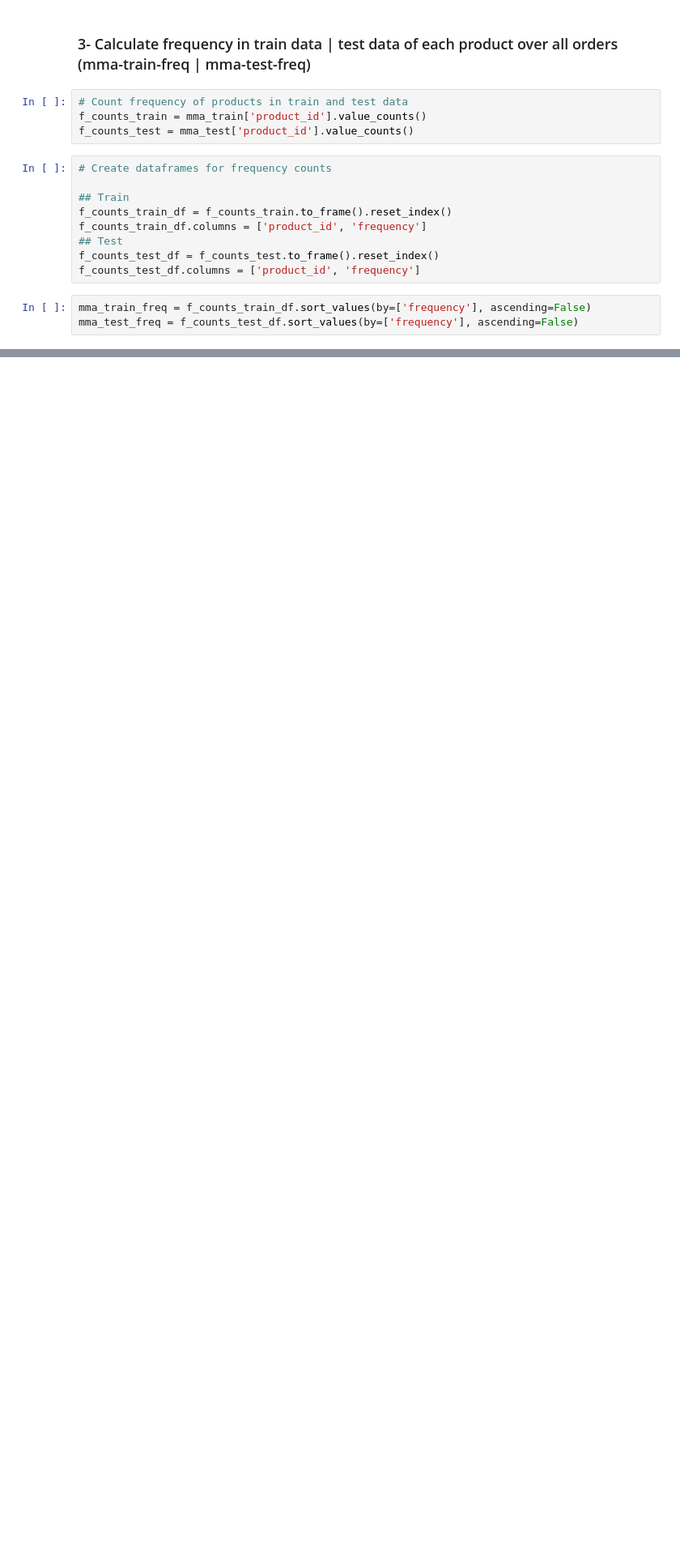
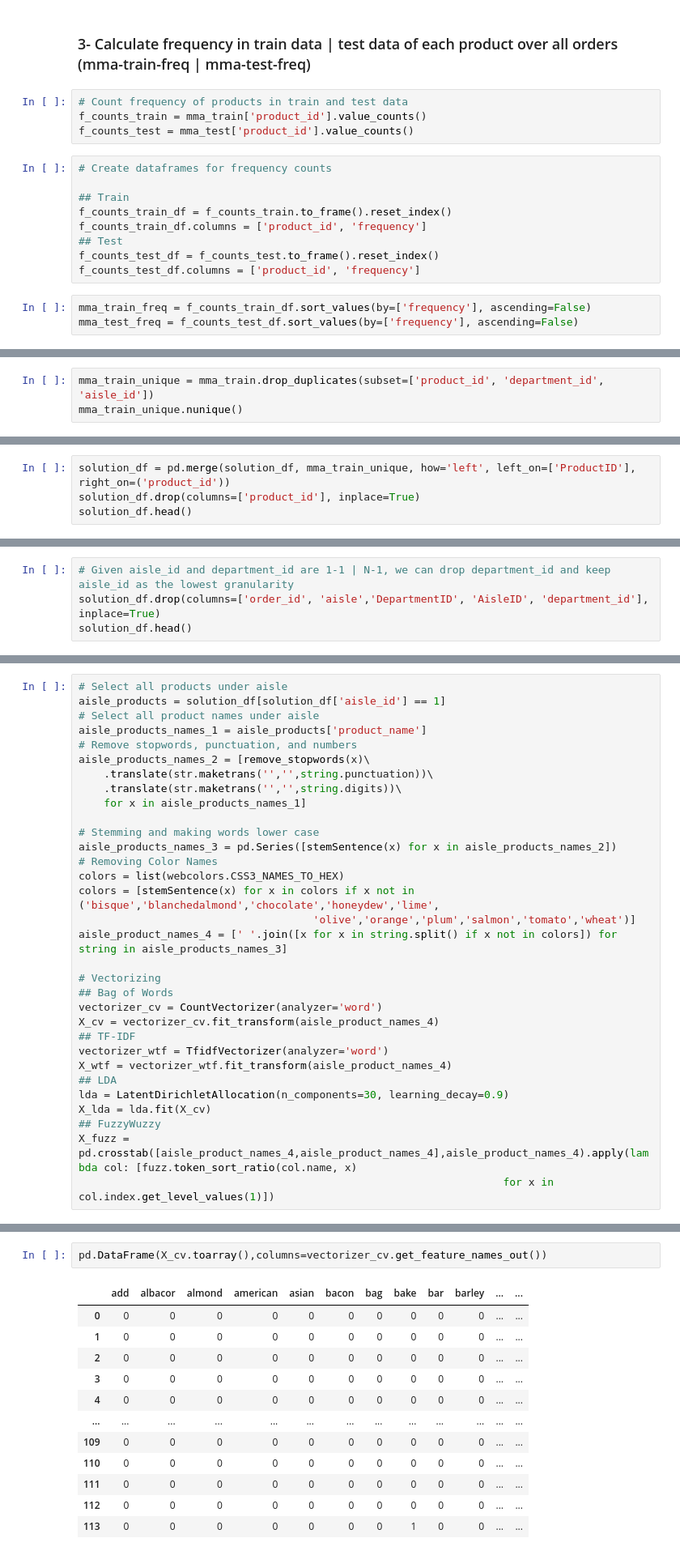
Before and after one commit to visilvestre/mma-datathon-2023, a Jupyter notebook: solution.ipynb, the cells around one changed output, grey strips where cells are left out. Shown: that part at 81% size. Cells and saved outputs as stored; diff of their text form; blank space fills up the shorter version.

Commit message:
Solution updated

```diff
--- a/solution.ipynb
+++ b/solution.ipynb
@@ -96,0 +133,3 @@ mma_test_freq = f_counts_test_df.sort_values(by=['frequency'], ascending=False)
+# %%
+mma_train_unique = mma_train.drop_duplicates(subset=['product_id', 'department_id', 'aisle_id'])
+mma_train_unique.nunique()
@@ -96,0 +163,4 @@ mma_test_freq = f_counts_test_df.sort_values(by=['frequency'], ascending=False)
+# %%
+solution_df = pd.merge(solution_df, mma_train_unique, how='left', left_on=['ProductID'], right_on=('product_id'))
+solution_df.drop(columns=['product_id'], inplace=True)
+solution_df.head()
@@ -96,0 +174,4 @@ mma_test_freq = f_counts_test_df.sort_values(by=['frequency'], ascending=False)
+# %%
+# Given aisle_id and department_id are 1-1 | N-1, we can drop department_id and keep aisle_id as the lowest granularity
+solution_df.drop(columns=['order_id', 'aisle','DepartmentID', 'AisleID', 'department_id'], inplace=True)
+solution_df.head()
@@ -96,0 +243,32 @@ mma_test_freq = f_counts_test_df.sort_values(by=['frequency'], ascending=False)
+# %%
+# Select all products under aisle
+aisle_products = solution_df[solution_df['aisle_id'] == 1]
+# Select all product names under aisle
+aisle_products_names_1 = aisle_products['product_name']
+# Remove stopwords, punctuation, and numbers
+aisle_products_names_2 = [remove_stopwords(x)\
+    .translate(str.maketrans('','',string.punctuation))\
+    .translate(str.maketrans('','',string.digits))\
+    for x in aisle_products_names_1]
+
+# Stemming and making words lower case
+aisle_products_names_3 = pd.Series([stemSentence(x) for x in aisle_products_names_2])
+# Removing Color Names
+colors = list(webcolors.CSS3_NAMES_TO_HEX)
+colors = [stemSentence(x) for x in colors if x not in ('bisque','blanchedalmond','chocolate','honeydew','lime',
+                                     'olive','orange','plum','salmon','tomato','wheat')]
+aisle_product_names_4 = [' '.join([x for x in string.split() if x not in colors]) for string in aisle_products_names_3]
+
+# Vectorizing
+## Bag of Words
+vectorizer_cv = CountVectorizer(analyzer='word')
+X_cv = vectorizer_cv.fit_transform(aisle_product_names_4)
+## TF-IDF
+vectorizer_wtf = TfidfVectorizer(analyzer='word')
+X_wtf = vectorizer_wtf.fit_transform(aisle_product_names_4)
+## LDA
+lda = LatentDirichletAllocation(n_components=30, learning_decay=0.9)
+X_lda = lda.fit(X_cv)
+## FuzzyWuzzy
+X_fuzz = pd.crosstab([aisle_product_names_4,aisle_product_names_4],aisle_product_names_4).apply(lambda col: [fuzz.token_sort_ratio(col.name, x)
+                                                                   for x in col.index.get_level_values(1)])
@@ -96,0 +290,15 @@ mma_test_freq = f_counts_test_df.sort_values(by=['frequency'], ascending=False)
+# %%
+pd.DataFrame(X_cv.toarray(),columns=vectorizer_cv.get_feature_names_out())
+# %% [output]
+|  | add | albacor | almond | american | asian | bacon | bag | bake | bar | barley | ... | ... |
+| 0 | 0 | 0 | 0 | 0 | 0 | 0 | 0 | 0 | 0 | 0 | ... | ... |
+| 1 | 0 | 0 | 0 | 0 | 0 | 0 | 0 | 0 | 0 | 0 | ... | ... |
+| 2 | 0 | 0 | 0 | 0 | 0 | 0 | 0 | 0 | 0 | 0 | ... | ... |
+| 3 | 0 | 0 | 0 | 0 | 0 | 0 | 0 | 0 | 0 | 0 | ... | ... |
+| 4 | 0 | 0 | 0 | 0 | 0 | 0 | 0 | 0 | 0 | 0 | ... | ... |
+| ... | ... | ... | ... | ... | ... | ... | ... | ... | ... | ... | ... | ... |
+| 109 | 0 | 0 | 0 | 0 | 0 | 0 | 0 | 0 | 0 | 0 | ... | ... |
+| 110 | 0 | 0 | 0 | 0 | 0 | 0 | 0 | 0 | 0 | 0 | ... | ... |
+| 111 | 0 | 0 | 0 | 0 | 0 | 0 | 0 | 0 | 0 | 0 | ... | ... |
+| 112 | 0 | 0 | 0 | 0 | 0 | 0 | 0 | 0 | 0 | 0 | ... | ... |
+| 113 | 0 | 0 | 0 | 0 | 0 | 0 | 0 | 1 | 0 | 0 | ... | ... |
```
Also changed, not shown: parts of 20 cells of this notebook.
